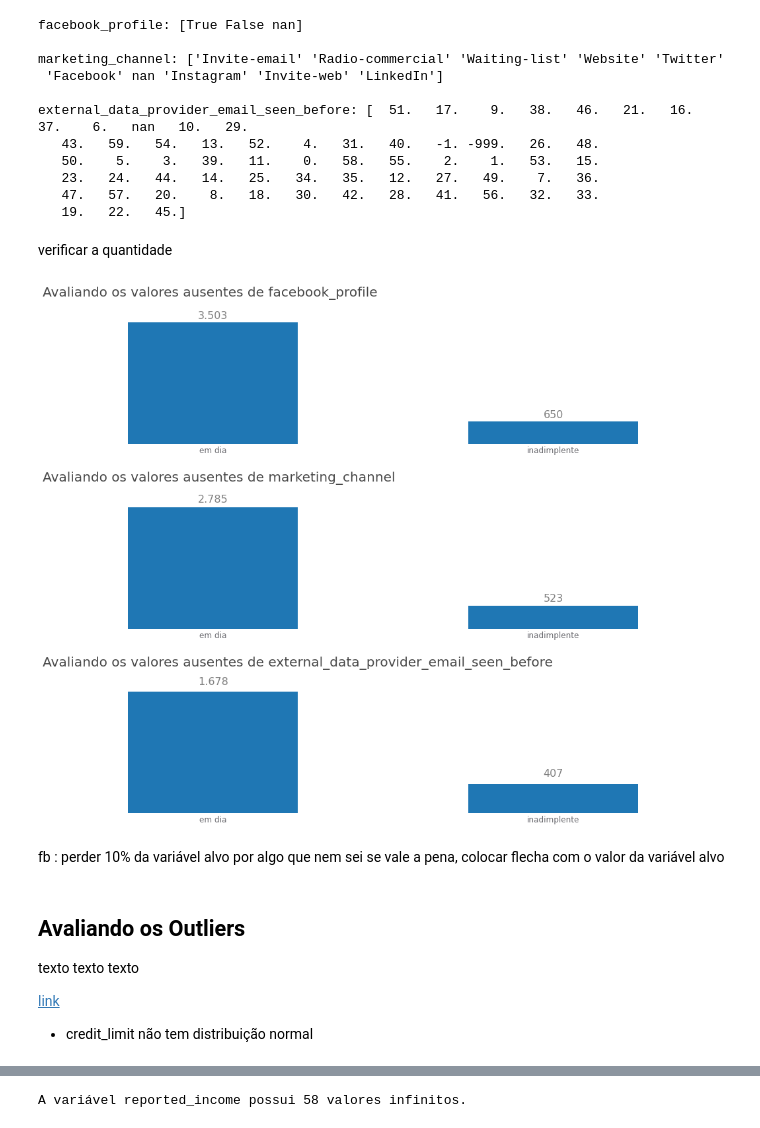
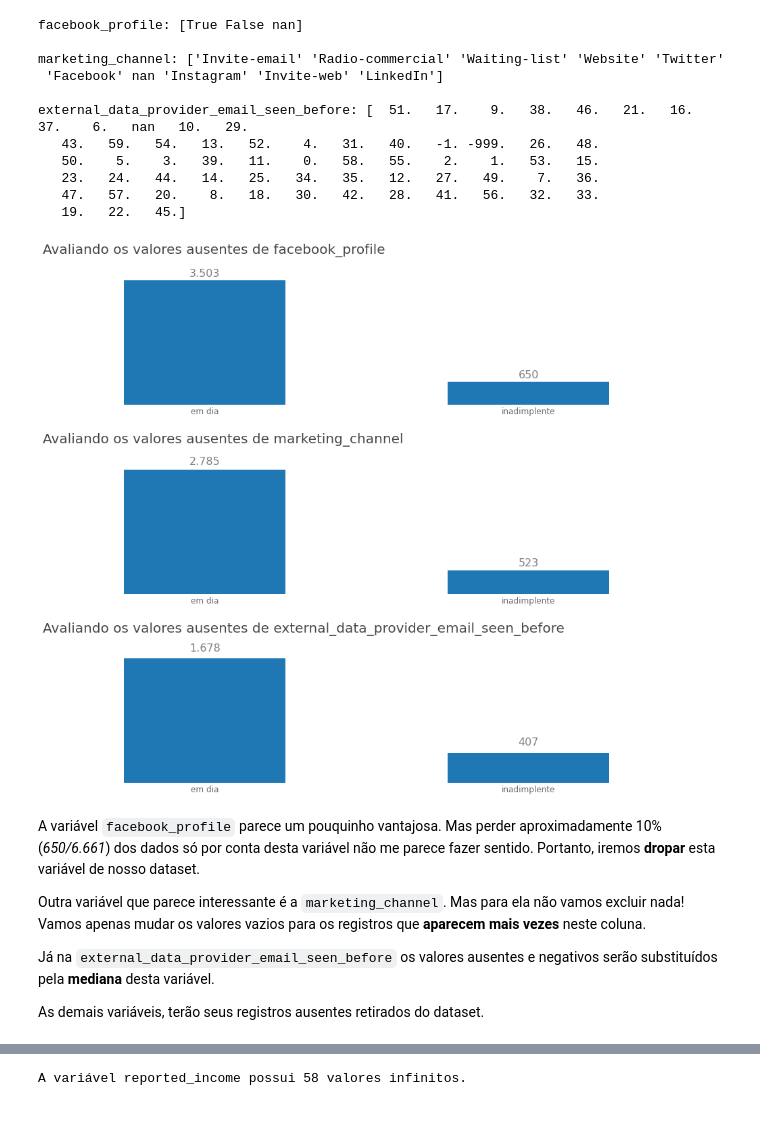
Before and after one commit to FerrazThales/Credit_risk_evaluation, a Jupyter notebook: default_Risk_evaluation.ipynb, the cells around one changed output, grey strips where cells are left out. Drawn from its saved outputs; the diff is of its cells as text; code cells hidden in the pictures.

```diff
--- a/default_Risk_evaluation.ipynb
+++ b/default_Risk_evaluation.ipynb
@@ -338,6 +335,7 @@ são variáveis boas, mas que precisam de um melhor tratamento
 # %%
 #lista de variáveis que serão dropadas
-drop_apos_unique = ['reason','zip','job_name','state','shipping_zip_code','external_data_provider_first_name']
+drop_apos_unique = ['zip','shipping_zip_code',
+                    'external_data_provider_first_name','target_fraud']
 
 #dropando estas variáveis do dataset
 df.drop(labels=drop_apos_unique,axis=1,inplace=True)
@@ -418,6 +433,0 @@ n_issues                                           0.26
-# %%
-#verificando valores únicos da target_fraud
-print('Valores únicos da target_fraud:',df.target_fraud.unique())
-
-#considerando que não houve fraude
-df.target_fraud.fillna(value='Nenhuma',inplace=True)
@@ -560,40 +576,43 @@ external_data_provider_email_seen_before: [  51.   17.    9.   38.   46.   21.
    23.   24.   44.   14.   25.   34.   35.   12.   27.   49.    7.   36.
    47.   57.   20.    8.   18.   30.   42.   28.   41.   56.   32.   33.
    19.   22.   45.]
-# %% [markdown]
-verificar a quantidade
 # %%
 #criando o fig e o ax no matplotlib
-fig,ax = plt.subplots(figsize=(15,12),nrows=3)
+fig,ax = plt.subplots(figsize=(14,12),nrows=3)
 
 #criando o gráfico do facebook_profile
 facebook_comparacao  = df[df.facebook_profile.isnull()].target_default.value_counts()
 facebook_comparacao.plot(kind='bar',ax=ax[0])
 ajuste_layout(ax=ax[0],titulo='Avaliando os valores ausentes de facebook_profile',
               addlabels=True,y=list(facebook_comparacao),distancia=100,
               xlabels=True,lista_para_o_x=['em dia','inadimplente'])
 
 #criando o gráfico do marketing_channel
 marketing_comparacao  = df[df.marketing_channel.isnull()].target_default.value_counts()
 marketing_comparacao.plot(kind='bar',ax=ax[1])
 ajuste_layout(ax=ax[1],titulo='Avaliando os valores ausentes de marketing_channel',
               addlabels=True,y=list(marketing_comparacao),distancia=100,
               xlabels=True,lista_para_o_x=['em dia','inadimplente'])
 
 #criando o gráfico do external_data_provider_email_seen_before
 email_comparacao  = df[df.external_data_provider_email_seen_before.isnull()].target_default.value_counts()
 email_comparacao.plot(kind='bar',ax=ax[2])
 ajuste_layout(ax=ax[2],titulo='Avaliando os valores ausentes de external_data_provider_email_seen_before',
               addlabels=True,y=list(email_comparacao),distancia=100,
               xlabels=True,lista_para_o_x=['em dia','inadimplente'])
 
 #plotando o gráfico
 plt.tight_layout(pad=2.5);
 # %% [output]
-[figure, old version]
+[figure, new version]
-# %% [markdown]
-fb : perder 10% da variável alvo por algo que nem sei se vale a pena,
-colocar flecha com o valor da variável alvo
+# %% [markdown]
+A variável `facebook_profile` parece um pouquinho vantajosa. Mas perder aproximadamente 10% (*650/6.661*) dos dados só por conta desta variável não me parece fazer sentido. Portanto, iremos **dropar** esta variável de nosso dataset.
+
+Outra variável que parece interessante é a `marketing_channel`. Mas para ela não vamos excluir nada! Vamos apenas mudar os valores vazios para os registros que **aparecem mais vezes** neste coluna.
+
+Já na `external_data_provider_email_seen_before` os valores ausentes e negativos serão substituídos pela **mediana** desta variável.
+
+As demais variáveis, terão seus registros ausentes retirados do dataset.
 # %%
 #dropando a variável facebook_profile
 df.drop(labels=['facebook_profile'],axis=1,inplace=True)
@@ -604,10 +629,2 @@ df.external_data_provider_email_seen_before.fillna(value=df.external_data_provid
 #retirando os demais valores nulos
 df.dropna(axis=0,inplace=True)
-# %% [markdown]
-## Avaliando os Outliers
-
-texto texto texto
-
-[link](https://machinelearningmastery.com/model-based-outlier-detection-and-removal-in-python/)
-
-* credit_limit não tem distribuição normal
```
Also changed, not shown: parts of 129 cells of this notebook.
